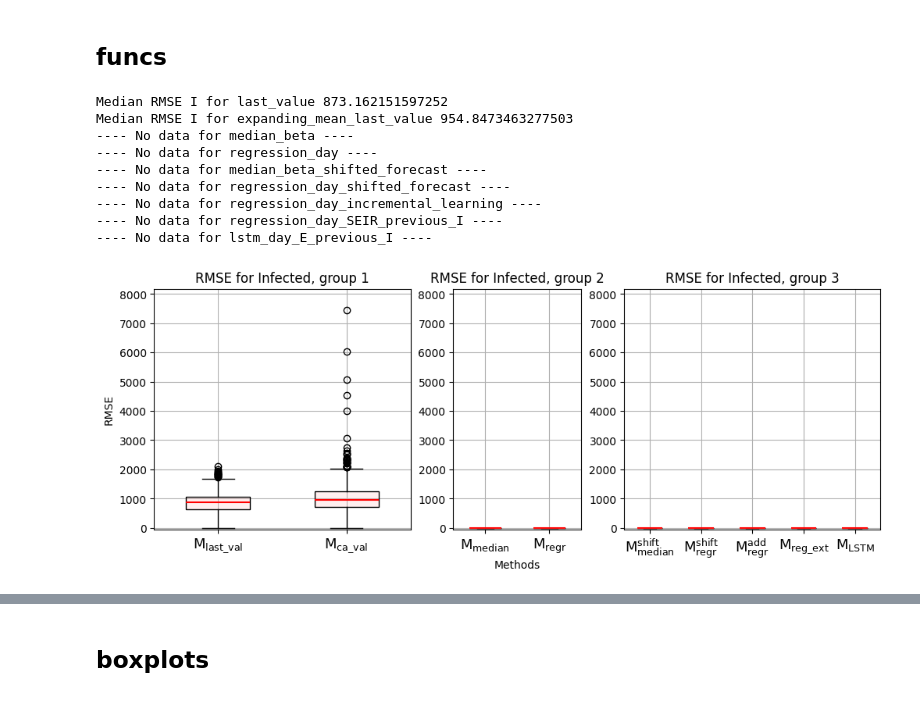
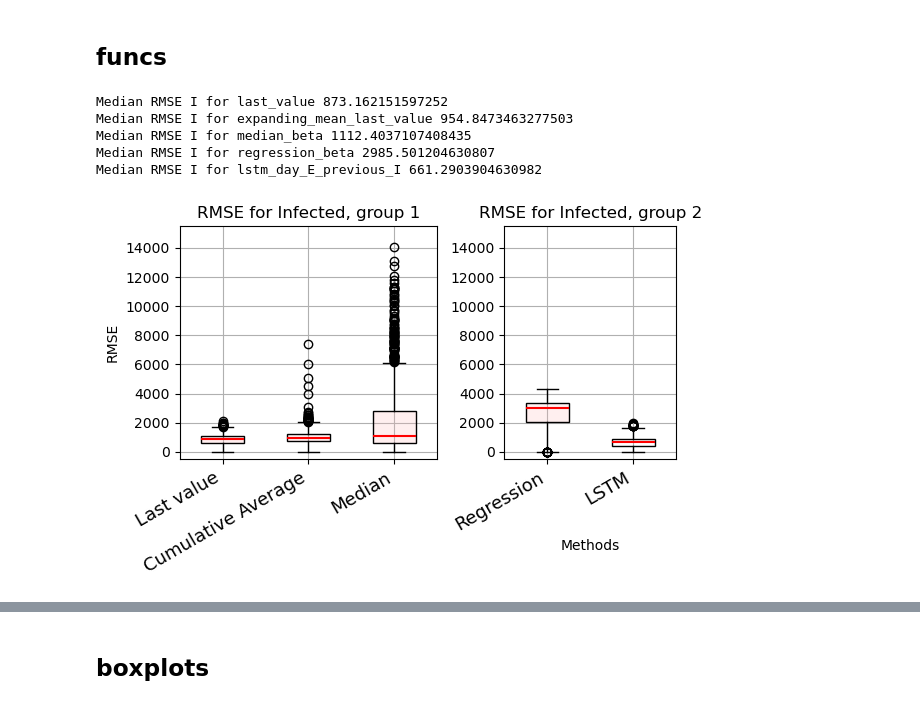
Before and after one commit to Mpkosh/network_hybrid_33, a Jupyter notebook: boxplots_and_peaks.ipynb, the cells around one changed output, grey strips where cells are left out. Cells and saved outputs as stored; diff of their text form; code cells hidden in the pictures.

```diff
--- a/boxplots_and_peaks.ipynb
+++ b/boxplots_and_peaks.ipynb
@@ -26,40 +26,25 @@ warnings.filterwarnings(action='ignore')
 ## funcs
 # %%
 def create_boxplots(seed_dirs, type_start_day='roll_var_npeople',
-                    n_seeds=301, is_filename=False, suf=''):
-    methods = [['$\mathregular{M_{last\_val}}$',
-        '$\mathregular{M_{ca\_val}}$'],
+                    n_seeds=301, is_filename=False, suf='', figsize=(8,4)):
+    methods = [['Last value',
+        'Cumulative Average','Median'],
 
-        ['$\mathregular{M_{median}}$','$\mathregular{M_{regr}}$'],
-
-        ['$\mathregular{M^{shift}_{median}}$','$\mathregular{M^{shift}_{regr}}$',
-        '$\mathregular{M^{add}_{regr}}$','$\mathregular{M_{reg\_ext}}$',
-        '$\mathregular{M_{LSTM}}$'
+        ['Regression',
+        'LSTM'
         ]]
     new_labels = [['last_value',#'rolling_mean_last_value',
-        'expanding_mean_last_value',#'biexponential_decay'
+        'expanding_mean_last_value','median_beta'
                   ],
-
-        ['median_beta','regression_day'],
-
-        ['median_beta_shifted_forecast','regression_day_shifted_forecast',
-        'regression_day_incremental_learning','regression_day_SEIR_previous_I',
+        ['regression_beta',
         'lstm_day_E_previous_I'
         ]]
 
     switch = type_start_day
 
-    fig = plt.figure(figsize=(12, 4))
-    gs = gridspec.GridSpec(1, 3, width_ratios=[2,1,2.])
+    fig = plt.figure(figsize=figsize)
+    gs = gridspec.GridSpec(1, 2, width_ratios=[3,2])
 
-    if not is_filename:
-        ntype, npop = seed_dirs[26:-1].split('_')
-        if int(npop) == 10000:
-            npop = ''
-        elif int(npop) == 100000:
-            npop = '_100k'
-        elif int(npop) == 50000:
-            npop = '_50k'
 
     ax_list = []
     max_list = []
@@ -109,12 +94,13 @@ def create_boxplots(seed_dirs, type_start_day='roll_var_npeople',
         if i==0:
             ax.set_ylabel('RMSE')
         ax.set_xticks(ticks=np.arange(1, len(methods[i])+1),
-                labels=methods[i], rotation=0, ha='center', fontsize=13)
+                labels=methods[i], rotation=30, ha='right', fontsize=13)
         ax.grid()
         ax_list.append(ax)
 
+    plt.tight_layout()
     for ax in ax_list:
-        ax.set_ylim(-50, np.max(max_list)*1.1
+        ax.set_ylim(-500, np.max(max_list)*1.1
                    )
     if is_filename:
         plt.savefig(f'results/{folder_name}/{switch}/rmse_I_3{suf}.pdf',
@@ -249,18 +226,14 @@ def plot_peaks_ax(ax, methods, new_labels, folder, switch,
 # %%
 # 31 lstm
 # 39 regression_day_SEIR_previous_I
 # 43 median_beta
 create_boxplots(seed_dirs='../new_sw_100000/',
                 type_start_day='fraq_people', n_seeds=301,
-               is_filename=True)
+               is_filename=True, figsize=(6,4))
 # %% [output]
 Median RMSE I for last_value 873.162151597252
 Median RMSE I for expanding_mean_last_value 954.8473463277503
----- No data for median_beta ----
----- No data for regression_day ----
----- No data for median_beta_shifted_forecast ----
----- No data for regression_day_shifted_forecast ----
----- No data for regression_day_incremental_learning ----
----- No data for regression_day_SEIR_previous_I ----
----- No data for lstm_day_E_previous_I ----
+Median RMSE I for median_beta 1112.4037107408435
+Median RMSE I for regression_beta 2985.501204630807
+Median RMSE I for lstm_day_E_previous_I 661.2903904630982
-[figure, old version]
+[figure, new version]
```
Also changed, not shown: parts of 3 cells of this notebook, 10 other files.
